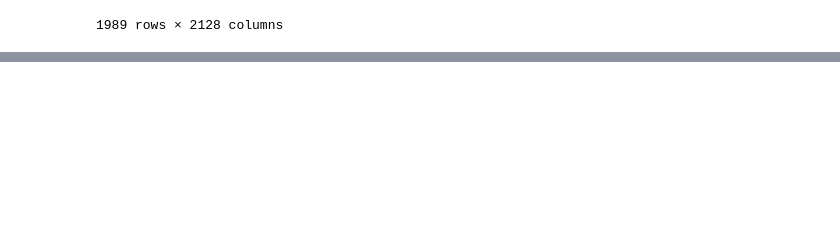
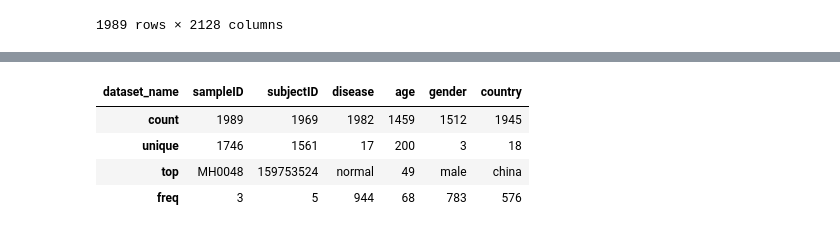
Before and after one commit to kimsubs/microbiome-disease-classifier, a Jupyter notebook: notebooks/01_data_cleaning.ipynb, the cells around one changed output, grey strips where cells are left out. Cells and saved outputs as stored; diff of their text form; code cells hidden in the pictures; blank space fills up the shorter version.

```diff
--- a/notebooks/01_data_cleaning.ipynb
+++ b/notebooks/01_data_cleaning.ipynb
@@ -86,0 +137,14 @@ taxa_df
+# %%
+# strip all whitespaces
+metadata_df['subjectID'] = metadata_df['subjectID'].str.strip()
+# %%
+# replace all missing data as NaN
+metadata_df.replace(['-', 'nd', 'na'], np.nan, inplace=True)
+# %%
+metadata_df.describe()
+# %% [output]
+| dataset_name | sampleID | subjectID | disease | age | gender | country |
+| count | 1989 | 1969 | 1982 | 1459 | 1512 | 1945 |
+| unique | 1746 | 1561 | 17 | 200 | 3 | 18 |
+| top | MH0048 | 159753524 | normal | 49 | male | china |
+| freq | 3 | 5 | 944 | 68 | 783 | 576 |
```
Also changed, not shown: parts of 17 cells of this notebook, 3 other files.
